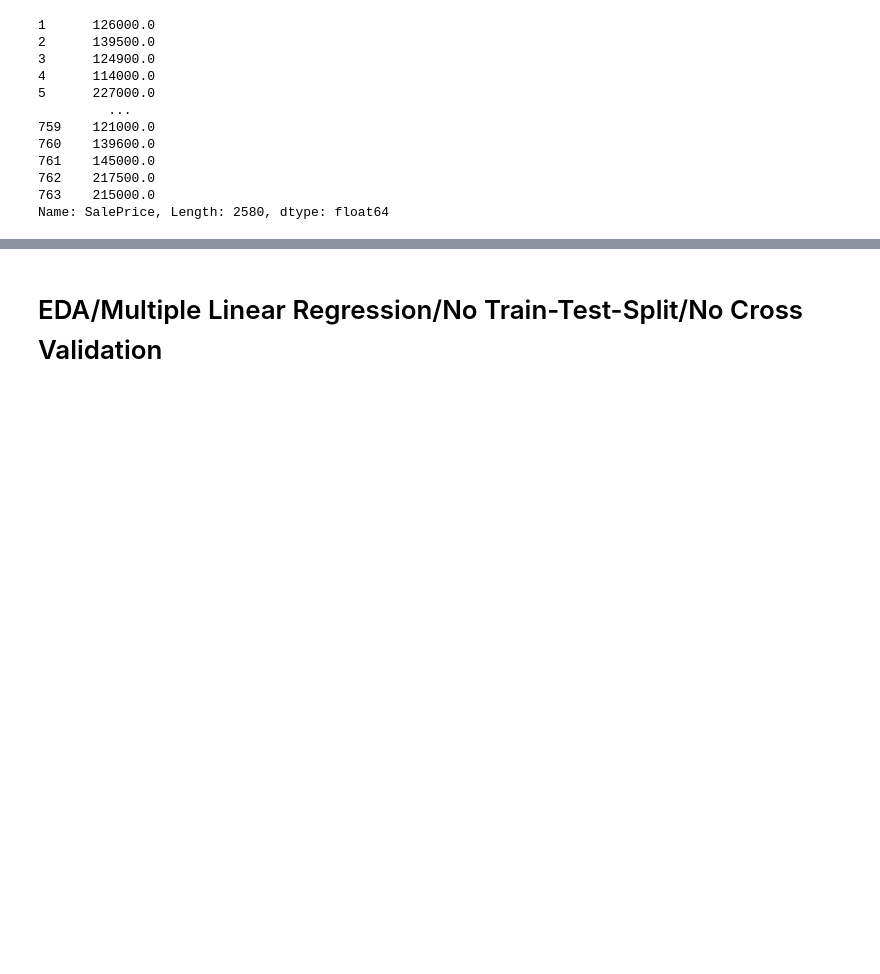
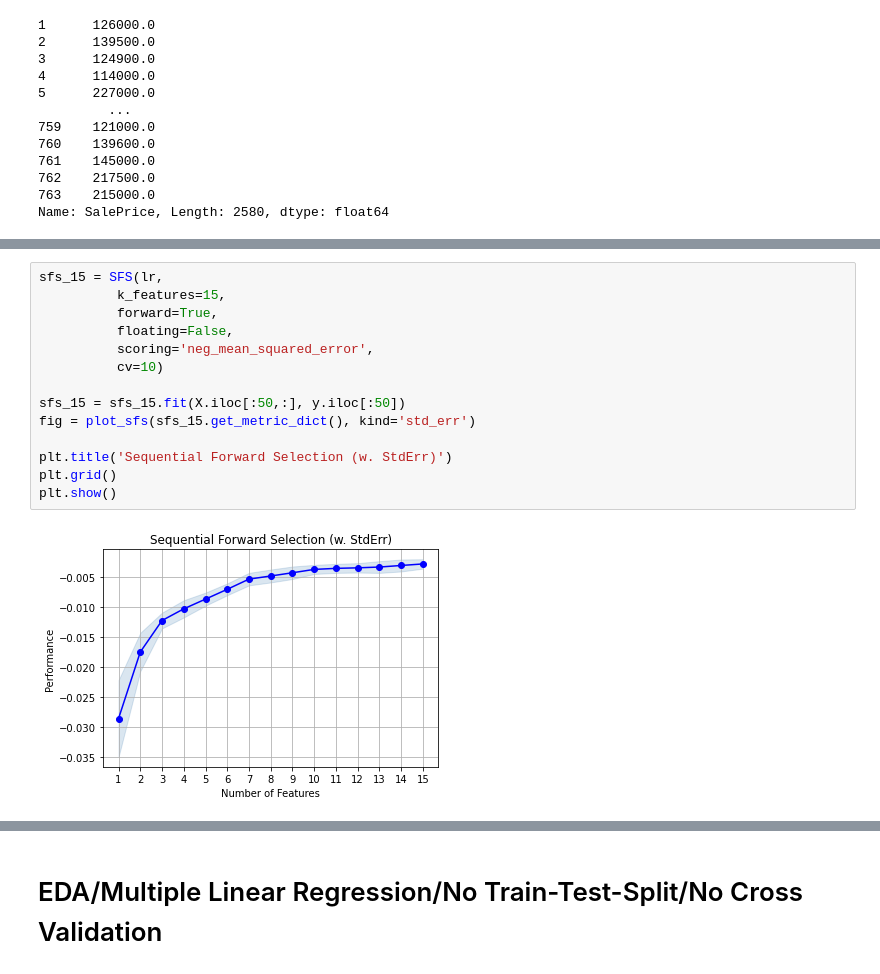
Before and after one commit to hzeig/ames-housing-predictions, a Jupyter notebook: AIDAN/EDA_Predict_House_Price 2-Copy1.ipynb, the cells around one changed output, grey strips where cells are left out. Cells and saved outputs as stored; diff of their text form; blank space fills up the shorter version.

```diff
--- a/AIDAN/EDA_Predict_House_Price 2-Copy1.ipynb
+++ b/AIDAN/EDA_Predict_House_Price 2-Copy1.ipynb
@@ -929,0 +787,16 @@ plt.show()
+# %%
+sfs_15 = SFS(lr,
+          k_features=15,
+          forward=True,
+          floating=False,
+          scoring='neg_mean_squared_error',
+          cv=10)
+
+sfs_15 = sfs_15.fit(X.iloc[:50,:], y.iloc[:50])
+fig = plot_sfs(sfs_15.get_metric_dict(), kind='std_err')
+
+plt.title('Sequential Forward Selection (w. StdErr)')
+plt.grid()
+plt.show()
+# %% [output]
+[figure, added]
```
Also changed, not shown: parts of 94 cells of this notebook, 5 other files.
